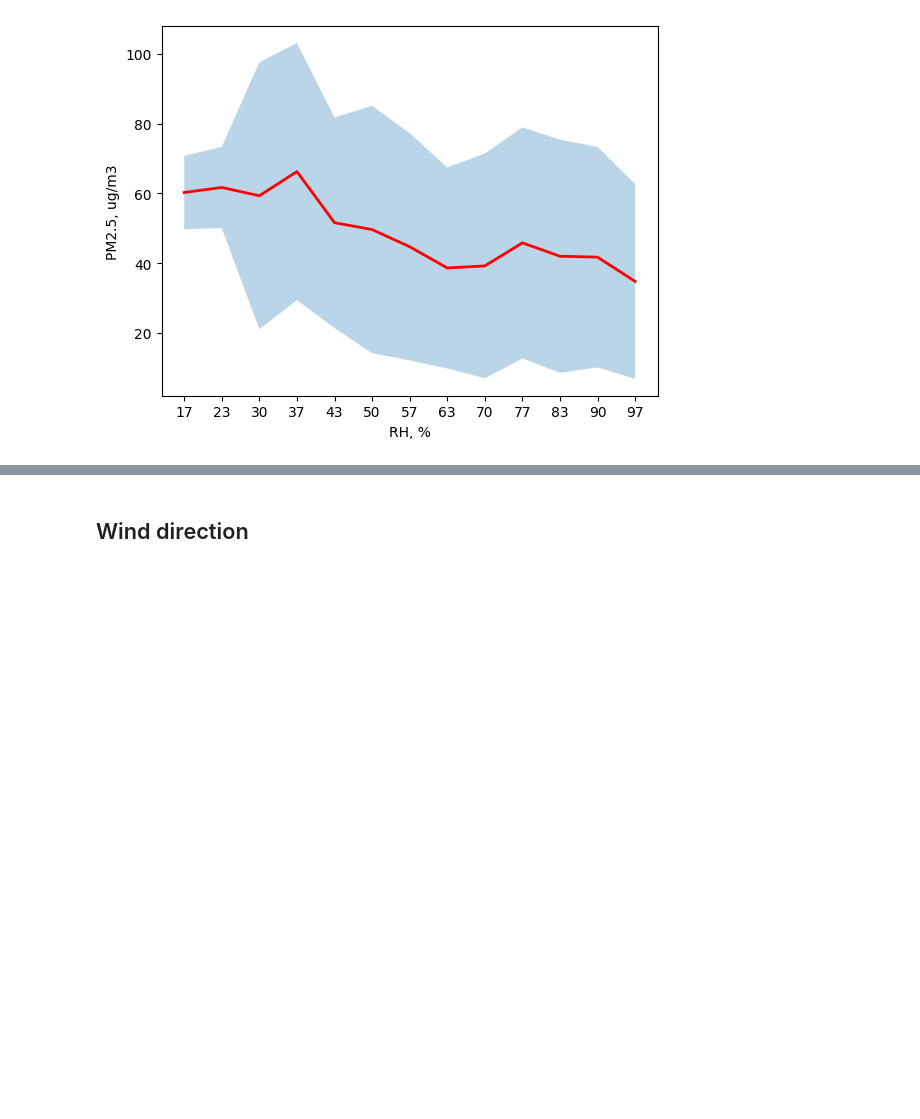
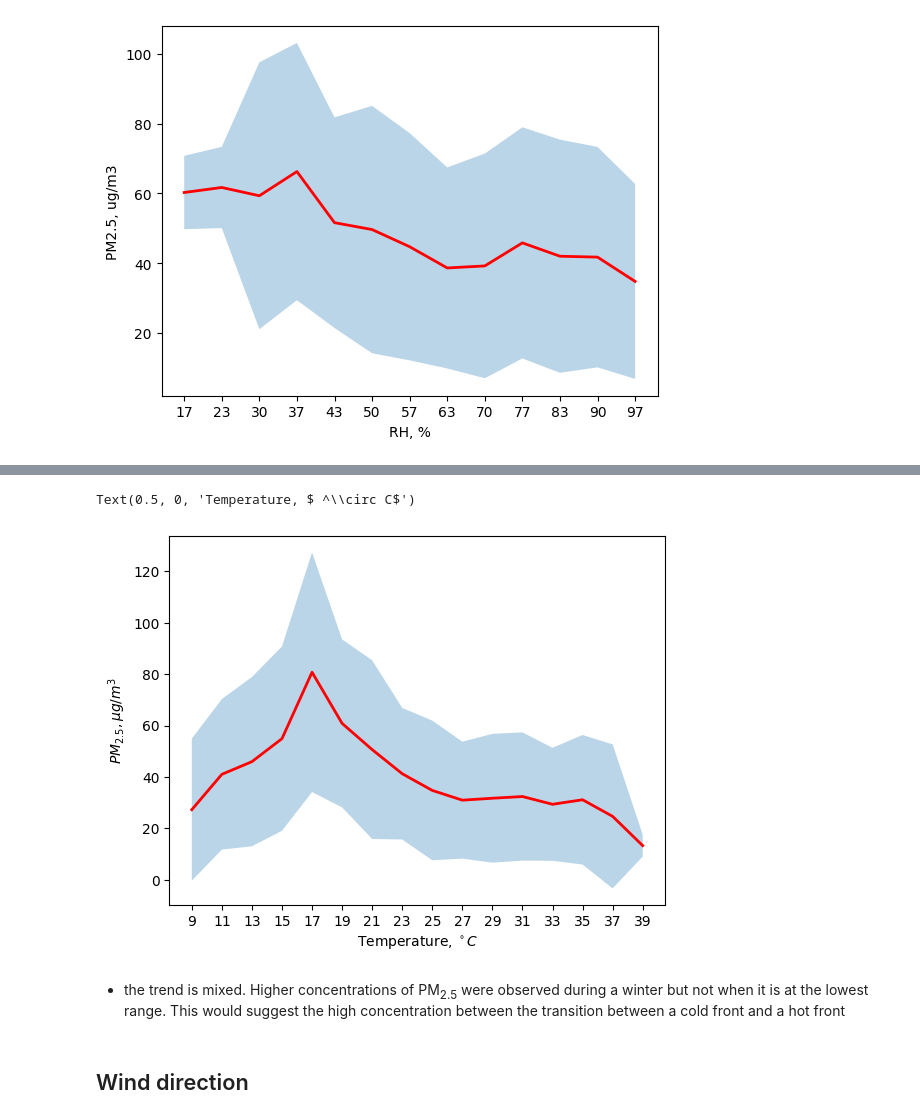
Before and after one commit to binh-bk/air-quality-analysis, a Jupyter notebook: 2.2 PM2.5 vs. meteorological (analysis).ipynb, the cells around one changed output, grey strips where cells are left out. Saved outputs shown, nothing was run; the diff lists cells and outputs as text; code cells hidden in the pictures; blank space fills up the shorter version.

```diff
--- a/2.2 PM2.5 vs. meteorological (analysis).ipynb
+++ b/2.2 PM2.5 vs. meteorological (analysis).ipynb
@@ -905,3 +923,20 @@ Text(0.5, 0, 'RH, %')
+# %%
+# let make a quick run with temperature
+tmps = np.linspace(0,40,21)
+labels = [f'{(tmps[i] + tmps[i+1])/2:.0f}' for i in (range(len(tmps)-1))]
+df['TMPC'] = pd.cut(df['TMP'], bins=tmps, labels=labels).astype('category')
+# %%
+dfs = df.groupby('TMPC')
+plt.plot(list(dfs.mean().index), dfs.mean().pm25, lw=2, color='r')
+plt.fill_between(x=list(dfs.mean().index), y1=dfs.mean().pm25 - dfs.std().pm25 ,
+                 y2=dfs.mean().pm25 + dfs.std().pm25, alpha=0.3)
+plt.ylabel('$PM_{2.5}, \mu g/m^3$')
+plt.xlabel('Temperature, $ ^\circ C$')
+# %% [output]
+Text(0.5, 0, 'Temperature, $ ^\\circ C$')
+[figure, added]
+# %% [markdown]
+- the trend is mixed. Higher concentrations of PM<sub>2.5</sub> were observed during a winter but not when it is at the lowest range. This would suggest the high concentration between the transition between a cold front and a hot front
 # %% [markdown]
 ## Wind direction
 # %%
```
Also changed, not shown: parts of 4 cells of this notebook, 6 other files.
